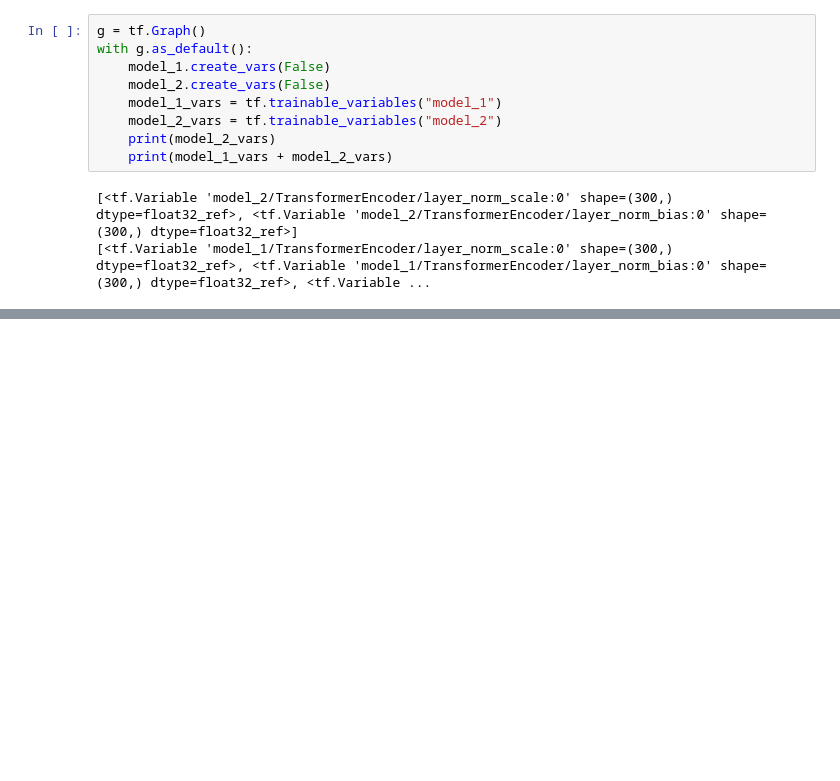
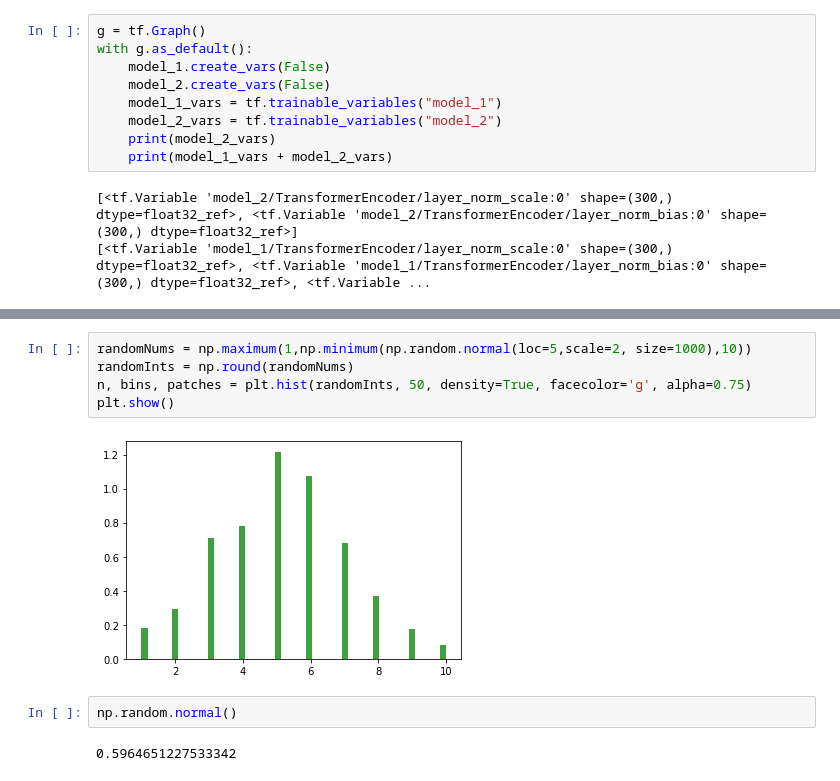
Before and after one commit to samiraabnar/SolutionDistillation, a Jupyter notebook: notebooks/arithmatic.ipynb, the cells around one changed output, grey strips where cells are left out. Cells and saved outputs as stored; diff of their text form; blank space fills up the shorter version.

```diff
--- a/notebooks/arithmatic.ipynb
+++ b/notebooks/arithmatic.ipynb
@@ -342,0 +413,11 @@ with g.as_default():
+# %%
+randomNums = np.maximum(1,np.minimum(np.random.normal(loc=5,scale=2, size=1000),10))
+randomInts = np.round(randomNums)
+n, bins, patches = plt.hist(randomInts, 50, density=True, facecolor='g', alpha=0.75)
+plt.show()
+# %% [output]
+[figure, added]
+# %%
+np.random.normal()
+# %% [output]
+0.5964651227533342
```
Also changed, not shown: parts of 20 cells of this notebook, 3 other files.
